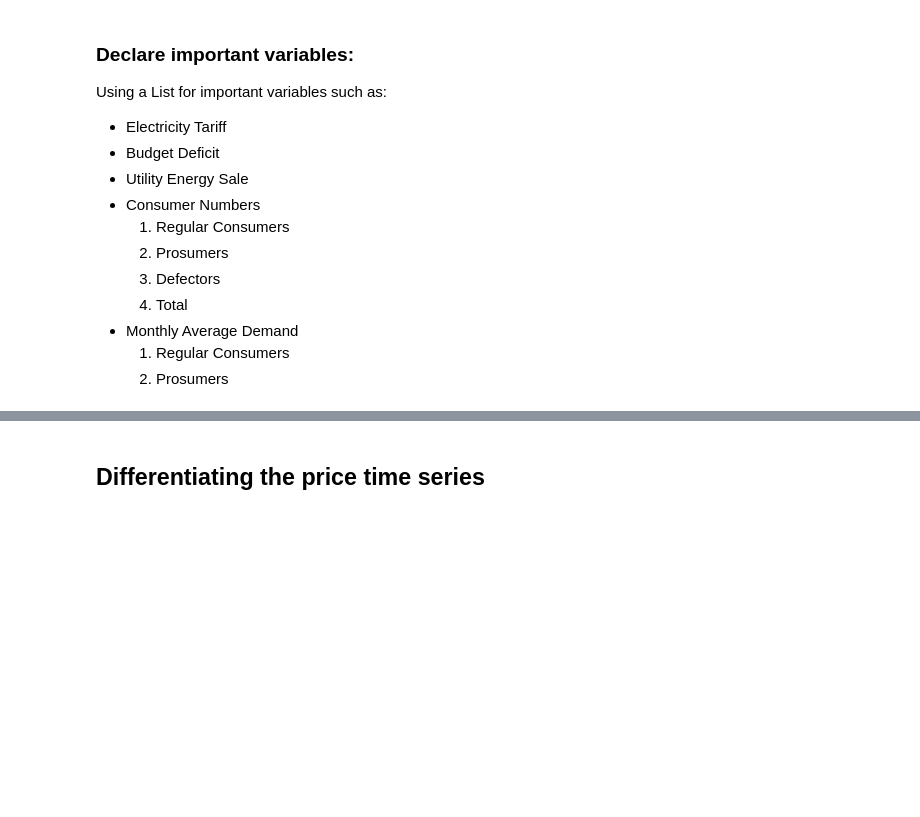
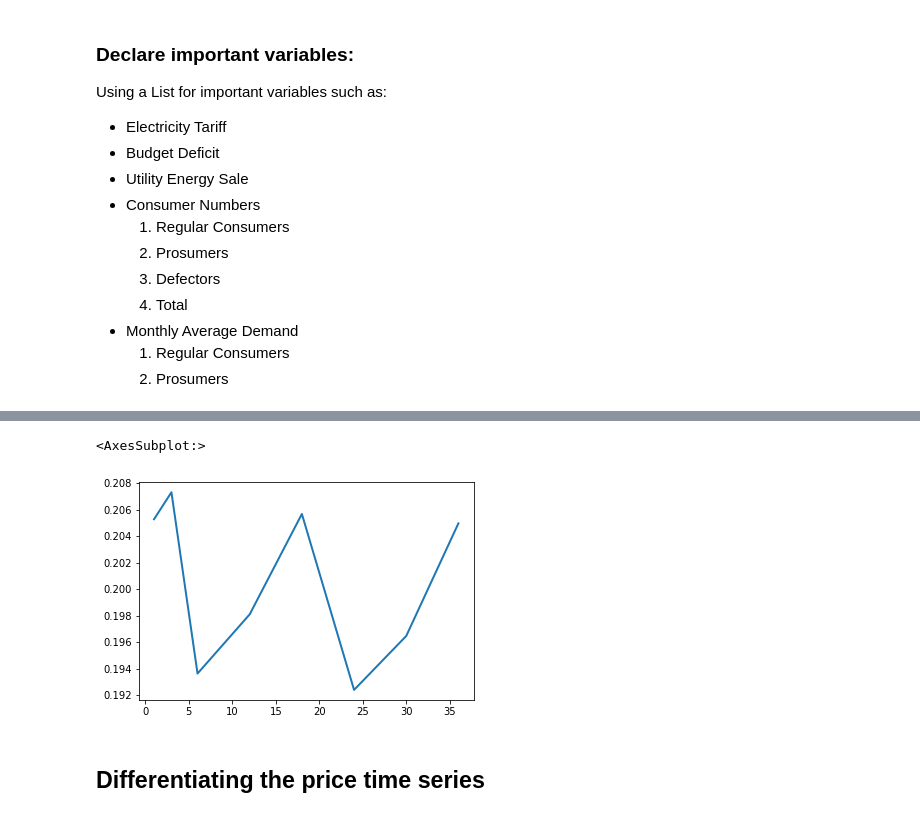
Before and after one commit to barazesh/Phd-Codes, a Jupyter notebook: Analyze.ipynb, the cells around one changed output, grey strips where cells are left out. Cells and saved outputs as stored; diff of their text form; code cells hidden in the pictures; blank space fills up the shorter version.

```diff
--- a/Analyze.ipynb
+++ b/Analyze.ipynb
@@ -31,4 +29,9 @@ Using a List for important variables such as:
     1. Regular Consumers
     2. Prosumers
 # %%
-important_vars=['Electricity Tariff','Budget Deficit', 'Utility Energy Sale','NPV PV','Total Consumers','Defectors','Regular Consumers','Prosumers','Regular Consumer Average Demand', 'Prosumer Average Demand','Regular Consumers Demand','Prosumers Demand']
+important_vars=['Electricity Tariff','Budget Deficit', 'Utility Energy Sale','NPV PV','Total Consumers','Defectors','Regular Consumers','Prosumers','Regular Consumer Average Demand', 'Prosumer Average Demand']
+# important_vars=['Electricity Tariff','Budget Deficit', 'Utility Energy Sale','Total Consumers','Defectors','Regular Consumers','Prosumers']
+# %%
+directoryPath = Path.cwd().joinpath('Outputs')
+sensitivity_var='period'
+[float(s.stem.split('_')[1]) for s in directoryPath.glob(f'{sensitivity_var}_*.csv')]
@@ -35,9 +40,13 @@ important_vars=['Electricity Tariff','Budget Deficit', 'Utility Energy Sale','NP
 # %%
 select_result={v:pd.DataFrame() for v in important_vars}
-for p in period_range:
-    result=pd.read_csv(f'./Outputs/period_{p}.csv',usecols=['TIME']+important_vars,squeeze=True,index_col=0,dtype='float64')
+for s in directoryPath.glob(f'{sensitivity_var}_*.csv'):
+    sv = float(s.stem.split('_')[1])
+    result=pd.read_csv(s,squeeze=True,index_col=0,dtype='float64')
     for v in important_vars:
-        select_result[v][p]=result[v]
+        select_result[v][sv]=result[v]
+# %%
+    for v in important_vars:
+        select_result[v].sort_index(axis=1,inplace=True)
 # %%
 mpl.rc('lines',linewidth=2)
 n_rows= math.ceil(len(important_vars)/2)
@@ -53,2 +65,7 @@ for i,v in enumerate(important_vars):
+# %%
+select_result['Electricity Tariff'].loc[240].plot()
+# %% [output]
+<AxesSubplot:>
+[figure, added]
 # %% [markdown]
 ## Differentiating the price time series
```
Also changed, not shown: parts of 5 cells of this notebook, 5 other files.
